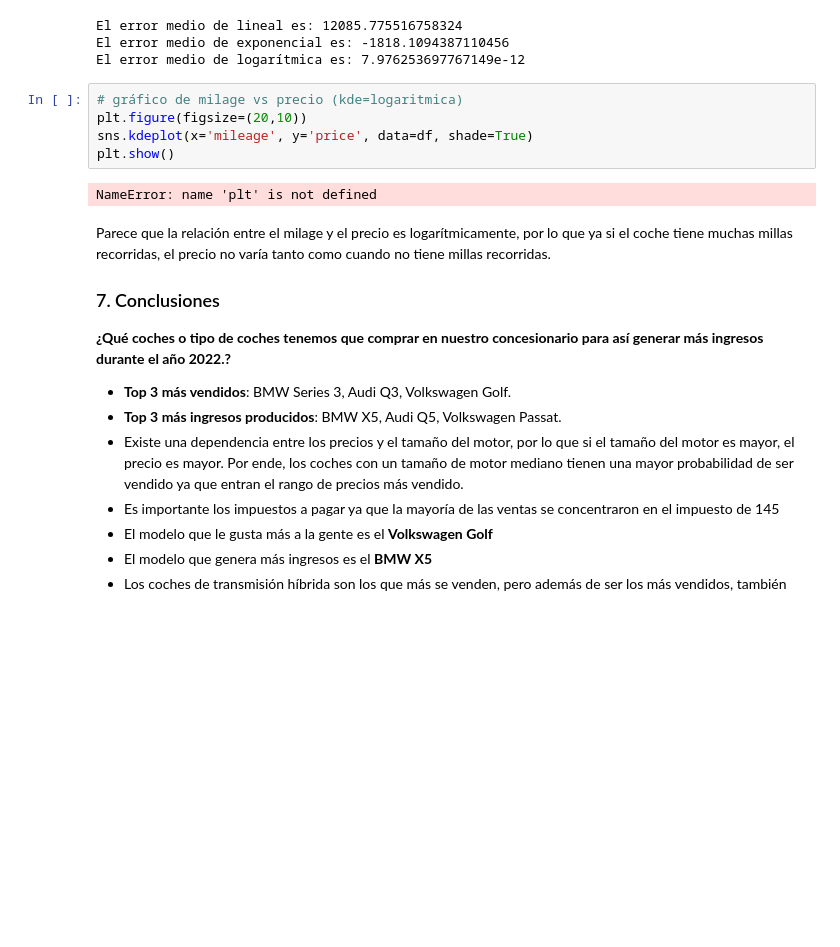
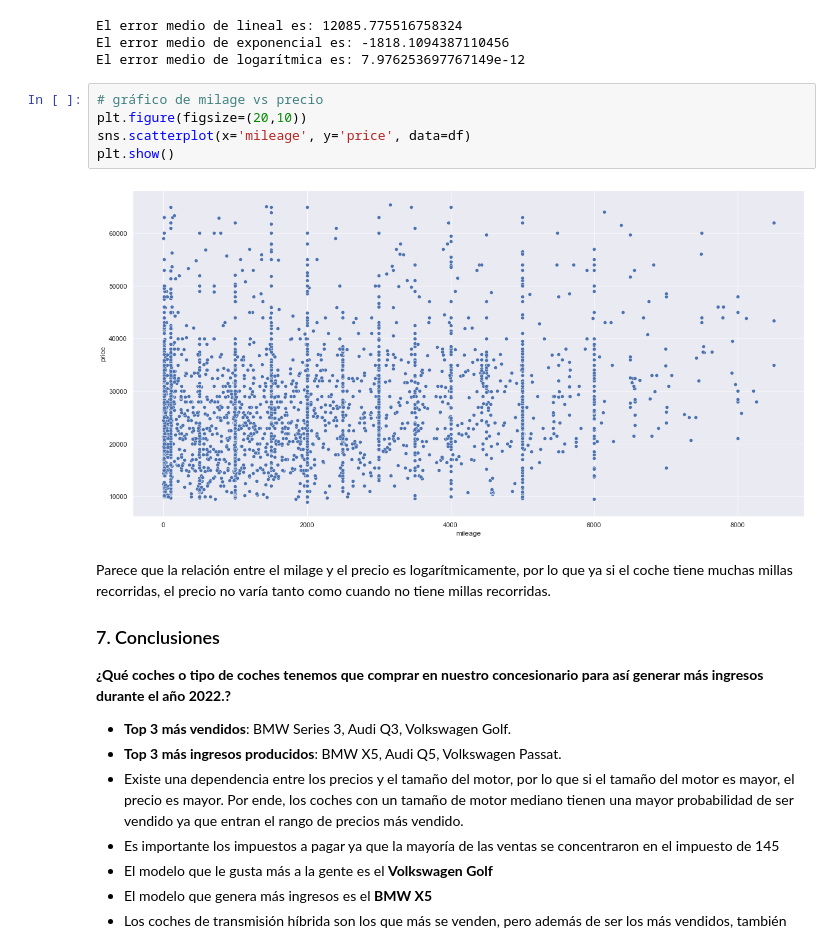
Before and after one commit to carloscabruja/EDA_Autos, a Jupyter notebook: src/exploratory_data_analysis.ipynb, the cells around one changed output. Drawn from its saved outputs; the diff is of its cells as text; blank space fills up the shorter version.

```diff
--- a/src/exploratory_data_analysis.ipynb
+++ b/src/exploratory_data_analysis.ipynb
@@ -586,12 +586,12 @@ El error medio de lineal es: 12085.775516758324
 El error medio de exponencial es: -1818.1094387110456
 El error medio de logarítmica es: 7.976253697767149e-12
 # %%
-# gráfico de milage vs precio (kde=logaritmica)
+# gráfico de milage vs precio
 plt.figure(figsize=(20,10))
-sns.kdeplot(x='mileage', y='price', data=df, shade=True)
+sns.scatterplot(x='mileage', y='price', data=df)
 plt.show()
 # %% [output]
-NameError: name 'plt' is not defined
+[figure, added]
 # %% [markdown]
 Parece que la relación entre el milage y el precio es logarítmicamente, por lo que ya si el coche tiene muchas millas recorridas, el precio no varía tanto como cuando no tiene millas recorridas.
 
```
